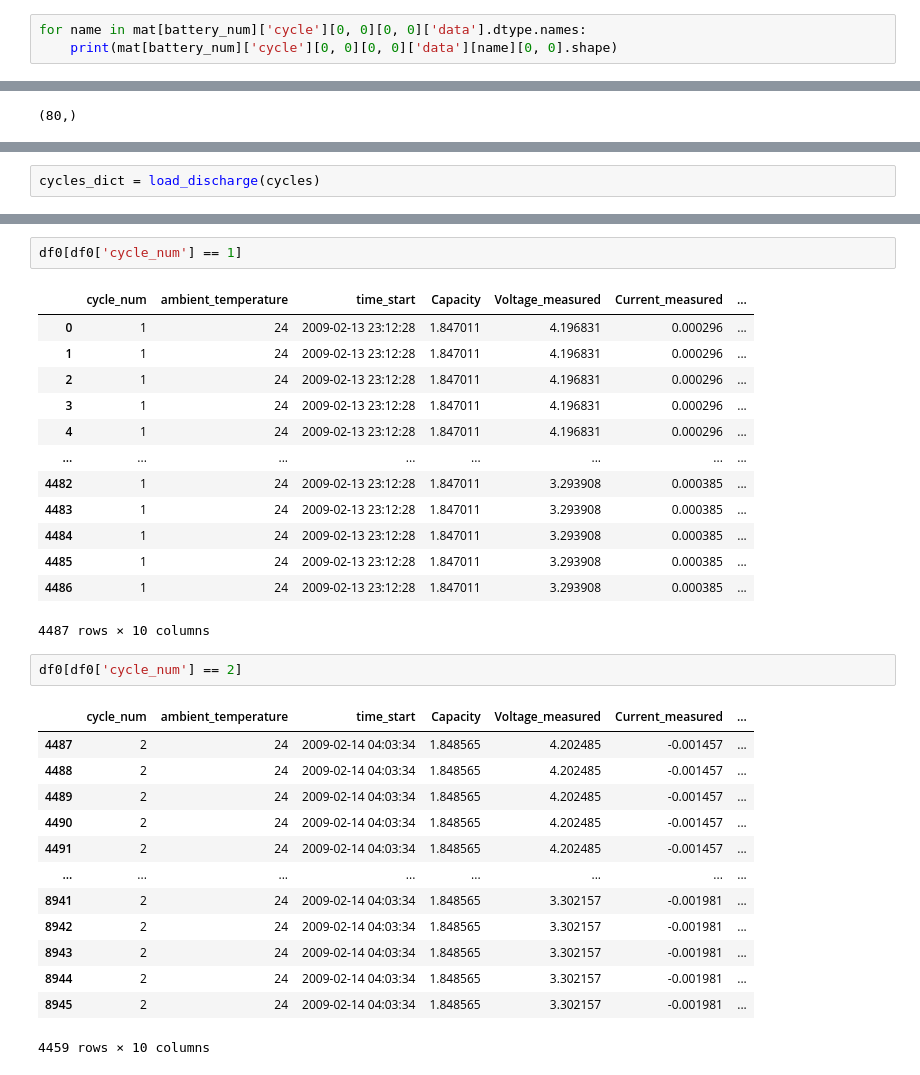
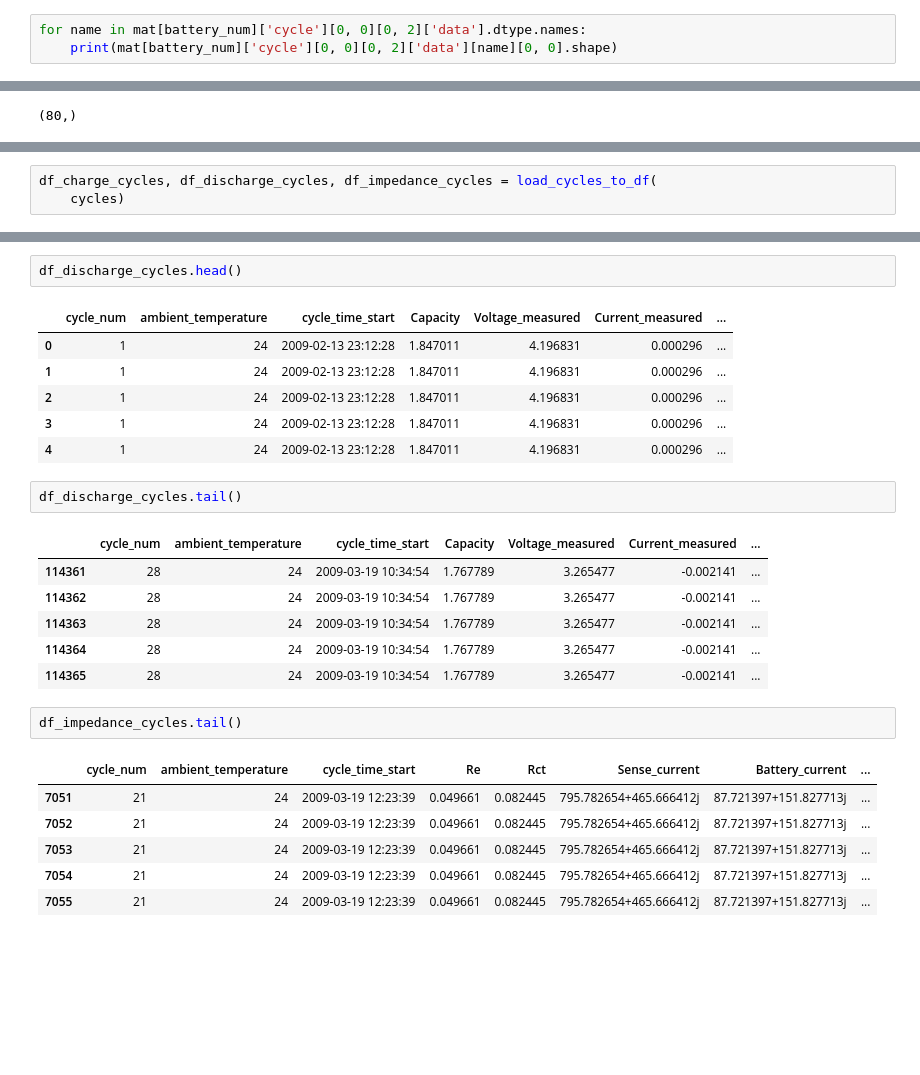
Before and after one commit to OctaiPipe/datasets, a Jupyter notebook: notebooks/li_io_battery_aging_nasa/1.0-cy-data_exploration.ipynb, the cells around one changed output, grey strips where cells are left out. Drawn from its saved outputs; the diff is of its cells as text; blank space fills up the shorter version.

```diff
--- a/notebooks/li_io_battery_aging_nasa/data.ipynb
+++ b/notebooks/li_io_battery_aging_nasa/1.0-cy-data_exploration.ipynb
@@ -239,6 +257,6 @@ mat[battery_num]['cycle'][0, 0][0, 0]['data'].dtype.names
 # %%
-for name in mat[battery_num]['cycle'][0, 0][0, 0]['data'].dtype.names:
-    print(mat[battery_num]['cycle'][0, 0][0, 0]['data'][name][0, 0].shape)
+for name in mat[battery_num]['cycle'][0, 0][0, 2]['data'].dtype.names:
+    print(mat[battery_num]['cycle'][0, 0][0, 2]['data'][name][0, 0].shape)
 # %% [output]
 (1, 48)
 (1, 48)
@@ -332,2 +394,3 @@ def load_discharge(cycles):
 # %%
-cycles_dict = load_discharge(cycles)
+df_charge_cycles, df_discharge_cycles, df_impedance_cycles = load_cycles_to_df(
+    cycles)
@@ -351,32 +408,27 @@ df0
 # %%
-df0[df0['cycle_num'] == 1]
+df_discharge_cycles.head()
 # %% [output]
-|  | cycle_num | ambient_temperature | time_start | Capacity | Voltage_measured | Current_measured | ... |
+|  | cycle_num | ambient_temperature | cycle_time_start | Capacity | Voltage_measured | Current_measured | ... |
 | 0 | 1 | 24 | 2009-02-13 23:12:28 | 1.847011 | 4.196831 | 0.000296 | ... |
 | 1 | 1 | 24 | 2009-02-13 23:12:28 | 1.847011 | 4.196831 | 0.000296 | ... |
 | 2 | 1 | 24 | 2009-02-13 23:12:28 | 1.847011 | 4.196831 | 0.000296 | ... |
 | 3 | 1 | 24 | 2009-02-13 23:12:28 | 1.847011 | 4.196831 | 0.000296 | ... |
 | 4 | 1 | 24 | 2009-02-13 23:12:28 | 1.847011 | 4.196831 | 0.000296 | ... |
-| ... | ... | ... | ... | ... | ... | ... | ... |
-| 4482 | 1 | 24 | 2009-02-13 23:12:28 | 1.847011 | 3.293908 | 0.000385 | ... |
-| 4483 | 1 | 24 | 2009-02-13 23:12:28 | 1.847011 | 3.293908 | 0.000385 | ... |
-| 4484 | 1 | 24 | 2009-02-13 23:12:28 | 1.847011 | 3.293908 | 0.000385 | ... |
-| 4485 | 1 | 24 | 2009-02-13 23:12:28 | 1.847011 | 3.293908 | 0.000385 | ... |
-| 4486 | 1 | 24 | 2009-02-13 23:12:28 | 1.847011 | 3.293908 | 0.000385 | ... |
-4487 rows × 10 columns
+# %%
+df_discharge_cycles.tail()
+# %% [output]
+|  | cycle_num | ambient_temperature | cycle_time_start | Capacity | Voltage_measured | Current_measured | ... |
+| 114361 | 28 | 24 | 2009-03-19 10:34:54 | 1.767789 | 3.265477 | -0.002141 | ... |
+| 114362 | 28 | 24 | 2009-03-19 10:34:54 | 1.767789 | 3.265477 | -0.002141 | ... |
+| 114363 | 28 | 24 | 2009-03-19 10:34:54 | 1.767789 | 3.265477 | -0.002141 | ... |
+| 114364 | 28 | 24 | 2009-03-19 10:34:54 | 1.767789 | 3.265477 | -0.002141 | ... |
+| 114365 | 28 | 24 | 2009-03-19 10:34:54 | 1.767789 | 3.265477 | -0.002141 | ... |
 # %%
-df0[df0['cycle_num'] == 2]
+df_impedance_cycles.tail()
 # %% [output]
-|  | cycle_num | ambient_temperature | time_start | Capacity | Voltage_measured | Current_measured | ... |
-| 4487 | 2 | 24 | 2009-02-14 04:03:34 | 1.848565 | 4.202485 | -0.001457 | ... |
-| 4488 | 2 | 24 | 2009-02-14 04:03:34 | 1.848565 | 4.202485 | -0.001457 | ... |
-| 4489 | 2 | 24 | 2009-02-14 04:03:34 | 1.848565 | 4.202485 | -0.001457 | ... |
-| 4490 | 2 | 24 | 2009-02-14 04:03:34 | 1.848565 | 4.202485 | -0.001457 | ... |
-| 4491 | 2 | 24 | 2009-02-14 04:03:34 | 1.848565 | 4.202485 | -0.001457 | ... |
-| ... | ... | ... | ... | ... | ... | ... | ... |
-| 8941 | 2 | 24 | 2009-02-14 04:03:34 | 1.848565 | 3.302157 | -0.001981 | ... |
-| 8942 | 2 | 24 | 2009-02-14 04:03:34 | 1.848565 | 3.302157 | -0.001981 | ... |
-| 8943 | 2 | 24 | 2009-02-14 04:03:34 | 1.848565 | 3.302157 | -0.001981 | ... |
-| 8944 | 2 | 24 | 2009-02-14 04:03:34 | 1.848565 | 3.302157 | -0.001981 | ... |
-| 8945 | 2 | 24 | 2009-02-14 04:03:34 | 1.848565 | 3.302157 | -0.001981 | ... |
+|  | cycle_num | ambient_temperature | cycle_time_start | Re | Rct | Sense_current | Battery_current | ... |
+| 7051 | 21 | 24 | 2009-03-19 12:23:39 | 0.049661 | 0.082445 | 795.782654+465.666412j | 87.721397+151.827713j | ... |
+| 7052 | 21 | 24 | 2009-03-19 12:23:39 | 0.049661 | 0.082445 | 795.782654+465.666412j | 87.721397+151.827713j | ... |
+| 7053 | 21 | 24 | 2009-03-19 12:23:39 | 0.049661 | 0.082445 | 795.782654+465.666412j | 87.721397+151.827713j | ... |
+| 7054 | 21 | 24 | 2009-03-19 12:23:39 | 0.049661 | 0.082445 | 795.782654+465.666412j | 87.721397+151.827713j | ... |
+| 7055 | 21 | 24 | 2009-03-19 12:23:39 | 0.049661 | 0.082445 | 795.782654+465.666412j | 87.721397+151.827713j | ... |
-4459 rows × 10 columns
```
Also changed, not shown: parts of 14 cells of this notebook, 2 other files.
